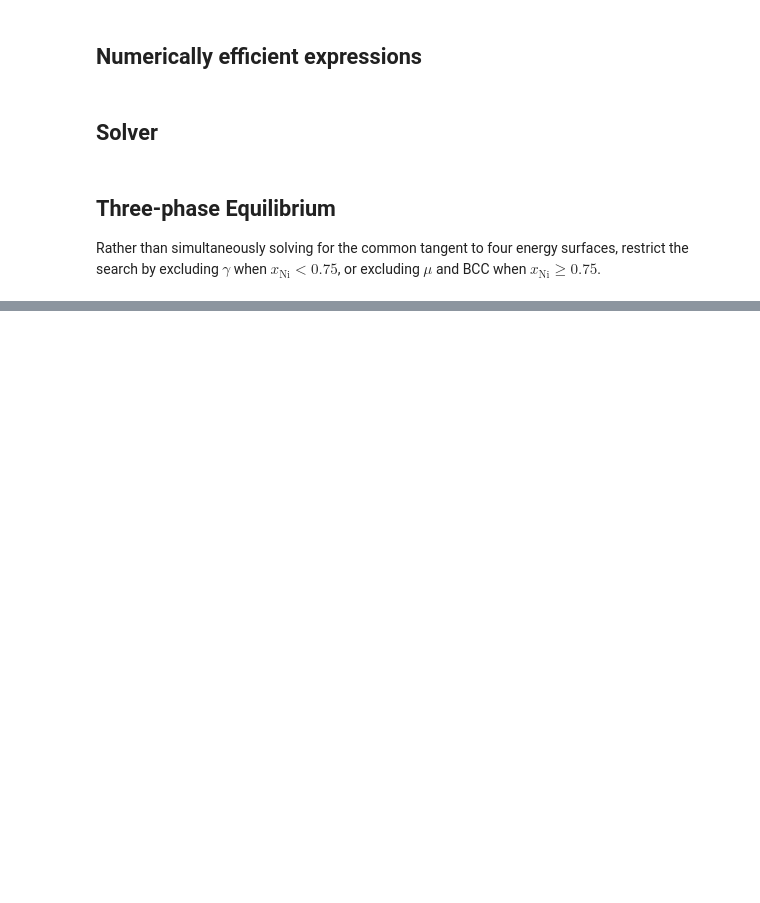
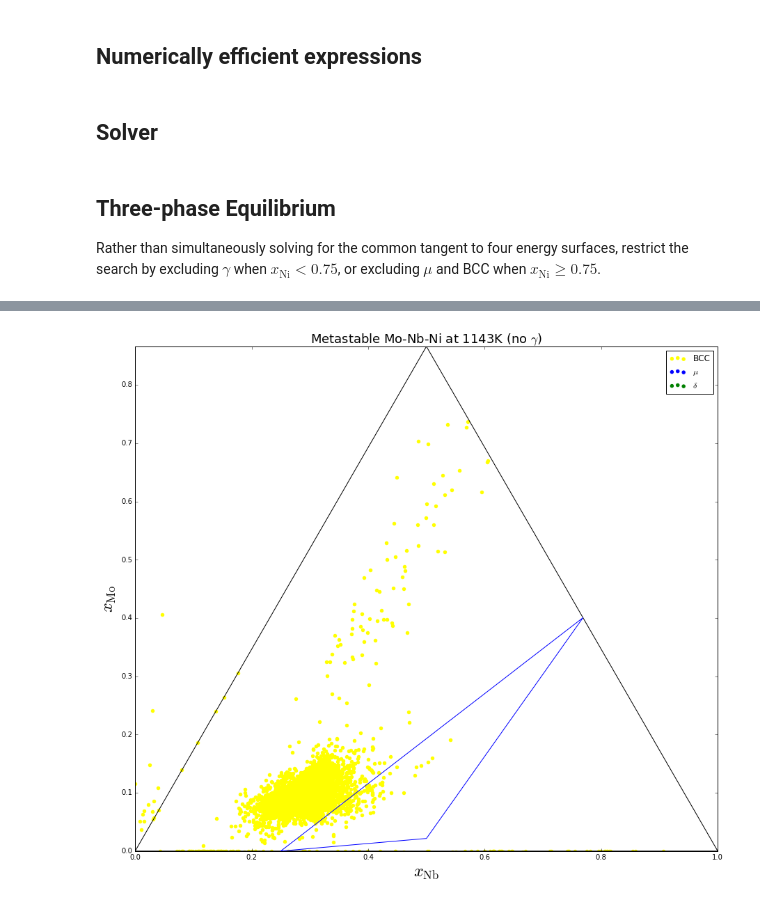
Before and after one commit to usnistgov/phasefield-precipitate-aging, a Jupyter notebook: CALPHAD_extraction.ipynb, the cells around one changed output, grey strips where cells are left out. Drawn from its saved outputs; the diff is of its cells as text; code cells hidden in the pictures; blank space fills up the shorter version.

Commit message:
exclude gamma, limit search to 3-phase triangle

```diff
--- a/CALPHAD_extraction.ipynb
+++ b/CALPHAD_extraction.ipynb
@@ -707,6 +707,14 @@ d2bdxNiNi = lambdify((BCC_XMO, BCC_XNB, BCC_XNI), d2Gbcc_dxNiNi, modules='numpy'
 # %% [markdown]
 ## Three-phase Equilibrium
 Rather than simultaneously solving for the common tangent to four energy surfaces, restrict the search by excluding $\gamma$ when $x_\mathrm{Ni}<0.75$, or excluding $\mu$ and BCC when $x_\mathrm{Ni}\geq0.75$.
+# %%
+limNi = 0.75
+# triangle bounding the Gibbs simplex
+XS = [0.0, 1.0, 0.5, 0.0]
+YS = [0.0, 0.0,rt32, 0.0]
+# triangle bounding three-phase coexistence
+XT = [0.25, 0.4875+0.025/2,0.5375+0.4625/2, 0.25]
+YT = [0.0,  0.025*rt32, 0.4625*rt32, 0.0]
 # %%
 def commonTangentExclusive(C_Mo, C_Nb, C_Ni, guess):
     # Select phases using Ni concentration to simplify tangent construction
@@ -798,9 +810,6 @@ def computeKernelExclusive(n):
     else:
         return [-1]*15
 # %%
-# triangle bounding the Gibbs simplex
-XT = [0.0, 1.0, 0.5, 0.0]
-YT = [0.0, 0.0,rt32, 0.0]
 Xtielines = []
 
 
@@ -825,7 +834,7 @@ XRYD = []
 XRXE = []
 XRYE = []
 
-density = 751
+density = 626
 
 if __name__ == '__main__':
     starttime = time.time() # not exact, but multiprocessing makes time.clock() read from different cores
@@ -843,8 +852,10 @@ if __name__ == '__main__':
         eqxu0, eqxu1, eqxu2, \
         eqxb0, eqxb1, eqxb2 = result
 
-        # Store points for the phase diagram
-        if xni-epsilon < 0.75 and xni+epsilon > 0:
+        # Evaluate phase diagram near the region of 3-phase coexistence
+        if (xni+epsilon>0) and (xni<limNi) and \
+           (xmo > (0.4375-0.)*(xnb-0.5)/(0.5625-0.5)) and \
+           (xmo < (0.52-0.)*(xnb-0.2125)/(0.48-0.2125)):
             # Store points corresponding to initial guess domains
             if xni > 0.725:
                 # gamma-delta coexistence, field A
@@ -874,17 +885,20 @@ if __name__ == '__main__':
             xusum = eqxu0+eqxu1+eqxu2
             xbsum = eqxb0+eqxb1+eqxb2
 
-            if eqxd2+epsilon>0 and eqxd2-epsilon<0.75 and xdsum-epsilon<1 and xdsum+epsilon>0:
+            #if eqxd2+epsilon>0 and eqxd2<limNi and xdsum-epsilon<1 and xdsum+epsilon>0:
+            if xdsum-epsilon<1 and xdsum+epsilon>0:
                 XXD.append(eqxd1 + eqxd0/2)
                 XYD.append(rt32*eqxd0)
                 ties.append([eqxd1 + eqxd0/2, rt32*eqxd0])
 
-            if eqxu2+epsilon>0 and eqxu2-epsilon<0.75 and xusum-epsilon<1 and xusum+epsilon>0:
+            #if eqxu2+epsilon>0 and eqxu2<limNi and xusum-epsilon<1 and xusum+epsilon>0:
+            if xusum-epsilon<1 and xusum+epsilon>0:
                 XXU.append(eqxu1 + eqxu0/2)
                 XYU.append(rt32*eqxu0)
                 ties.append([eqxu1 + eqxu0/2, rt32*eqxu0])
 
-            if eqxb2+epsilon>0 and eqxb2-epsilon<0.75 and xbsum-epsilon<1 and xbsum+epsilon>0:
+            #if eqxb2+epsilon>0 and eqxb2<limNi and xbsum-epsilon<1 and xbsum+epsilon>0:
+            if xbsum-epsilon<1 and xbsum+epsilon>0:
                 XXB.append(eqxb1 + eqxb0/2)
                 XYB.append(rt32*eqxb0)
                 ties.append([eqxb1 + eqxb0/2, rt32*eqxb0])
@@ -898,19 +914,22 @@ if __name__ == '__main__':
 # %%
 # Plot filtered phase compositions
 pltsize = 15
 plt.figure(figsize=(pltsize, rt32*pltsize))
-plt.title("Mo-Nb-Ni at %.0f K"%temp, fontsize=18)
+plt.title("Metastable Mo-Nb-Ni at %.0fK (no $\gamma$)"%temp, fontsize=18)
 plt.xlim([0,1])
 plt.ylim([0,rt32])
 plt.xlabel(r'$x_\mathrm{Nb}$', fontsize=24)
 plt.ylabel(r'$x_\mathrm{Mo}$', fontsize=24)
-plt.plot(XT, YT, '-k')
-#plt.scatter(XXG, XYG, color='red',   label=r'$\gamma$')
+plt.plot(XS, YS, '-k')
+plt.plot(XT, YT, '-b')
+#plt.scatter(XXS, XYG, color='red',   label=r'$\gamma$')
+plt.scatter(XXB, XYB, color='yellow',label='BCC')
+plt.scatter(XXU, XYU, color='blue',  label=r'$\mu$')
 plt.scatter(XXD, XYD, color='green', label=r'$\delta$')
-plt.scatter(XXU, XYU, color='blue',  label=r'$\mu$')
-plt.scatter(XXB, XYB, color='yellow',label='BCC')
 plt.legend(loc='best')
 plt.show()
+# %% [output]
+[figure, added]
 # %%
 # Plot filtered phase compositions
 pltsize = 15
```
Also changed, not shown: parts of 8 cells of this notebook.
